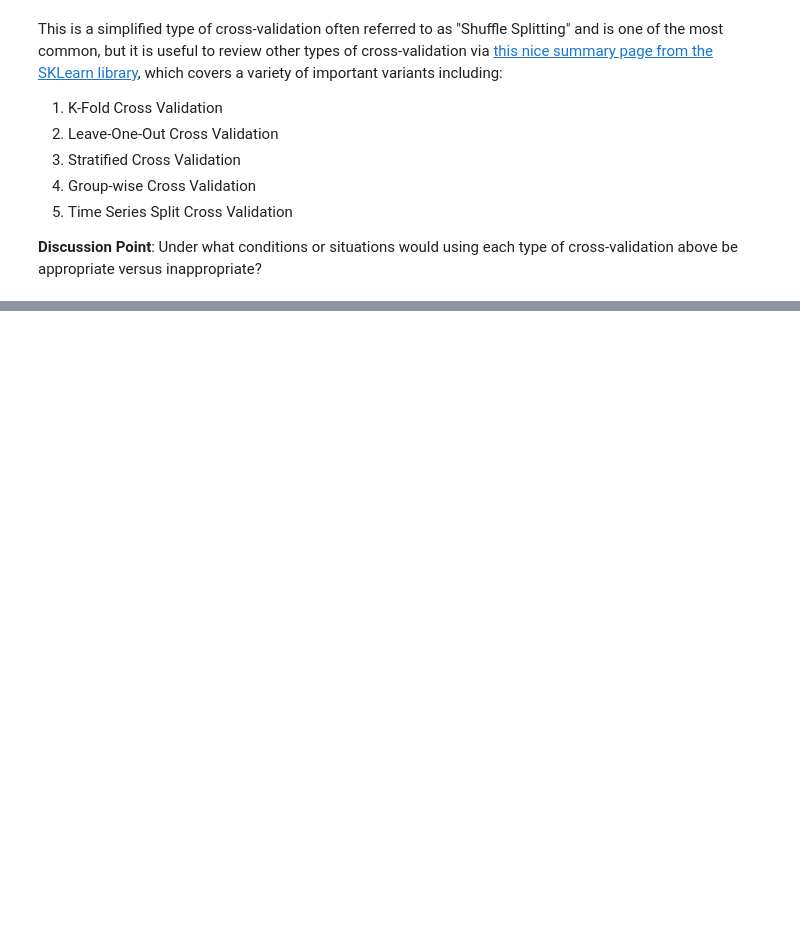
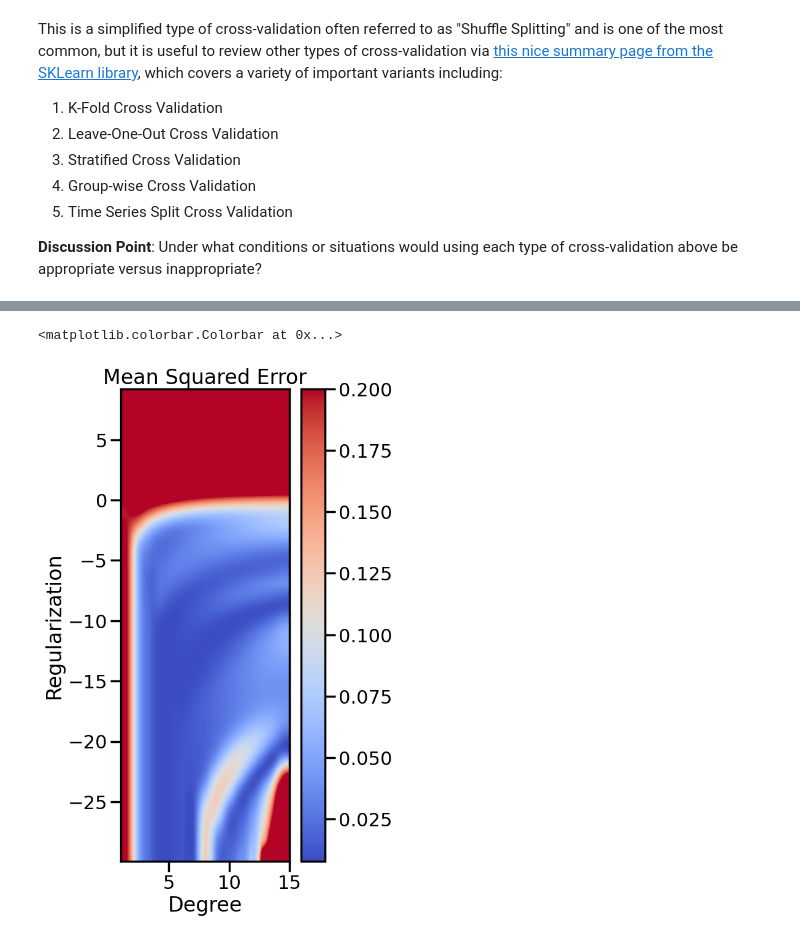
Before and after one commit to zui125/ML4ME_Textbook, a Jupyter notebook: notebooks/cross_validation_linear_regression.ipynb, the cells around one changed output, grey strips where cells are left out. Drawn from its saved outputs; the diff is of its cells as text; code cells hidden in the pictures; blank space fills up the shorter version.

```diff
--- a/notebooks/cross_validation_linear_regression.ipynb
+++ b/notebooks/cross_validation_linear_regression.ipynb
@@ -354,0 +244,16 @@ This is a simplified type of cross-validation often referred to as "Shuffle Spli
+# %%
+plt.figure(figsize=(5,10))
+plt.imshow(Zs,
+           cmap=cm.coolwarm, # Allows you to set the color
+           vmin=Zs.min(), vmax=0.2, # The min and max Z-Values (for coloring purposes)
+           extent=[Xs.min(), Xs.max(),   # How far on X-Axis you want to plot
+                   Ys.min(), Ys.max()],  # How far on Y-Axis
+           interpolation='spline16',      # How do you want to interpolate values between data?
+           origin='lower')
+plt.title('Mean Squared Error')
+plt.xlabel('Degree')
+plt.ylabel('Regularization')
+plt.colorbar()
+# %% [output]
+<matplotlib.colorbar.Colorbar at 0x...>
+[figure, added]
```
Also changed, not shown: parts of 50 cells of this notebook, 12 other files.
